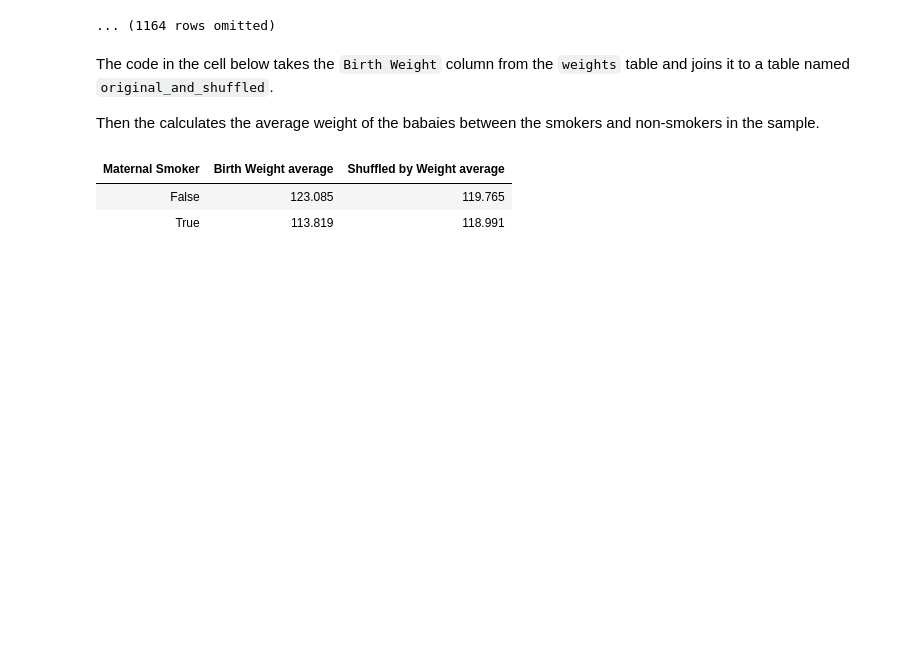
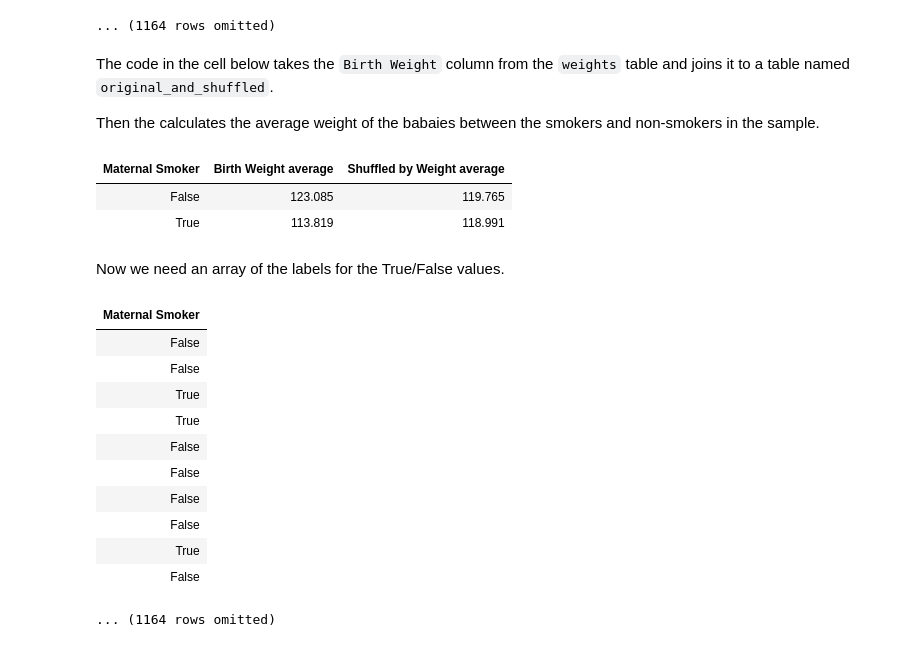
Before and after one commit to mahmoudharding/MA4110, a Jupyter notebook: cdm/AB-Testing.ipynb, the cells around one changed output. Saved outputs shown, nothing was run; the diff lists cells and outputs as text; code cells hidden in the pictures; blank space fills up the shorter version.

```diff
--- a/cdm/AB-Testing.ipynb
+++ b/cdm/AB-Testing.ipynb
@@ -128,3 +128,21 @@ original_and_shuffled.group('Maternal Smoker', np.average)
 | Maternal Smoker | Birth Weight average | Shuffled by Weight average |
 | False | 123.085 | 119.765 |
 | True | 113.819 | 118.991 |
+# %% [markdown]
+Now we need an array of the labels for the True/False values.
+# %%
+group_labels = baby.select('Maternal Smoker')
+group_labels
+# %% [output]
+| Maternal Smoker |
+| False |
+| False |
+| True |
+| True |
+| False |
+| False |
+| False |
+| False |
+| True |
+| False |
+... (1164 rows omitted)
```
Also changed, not shown: parts of 4 cells of this notebook.
